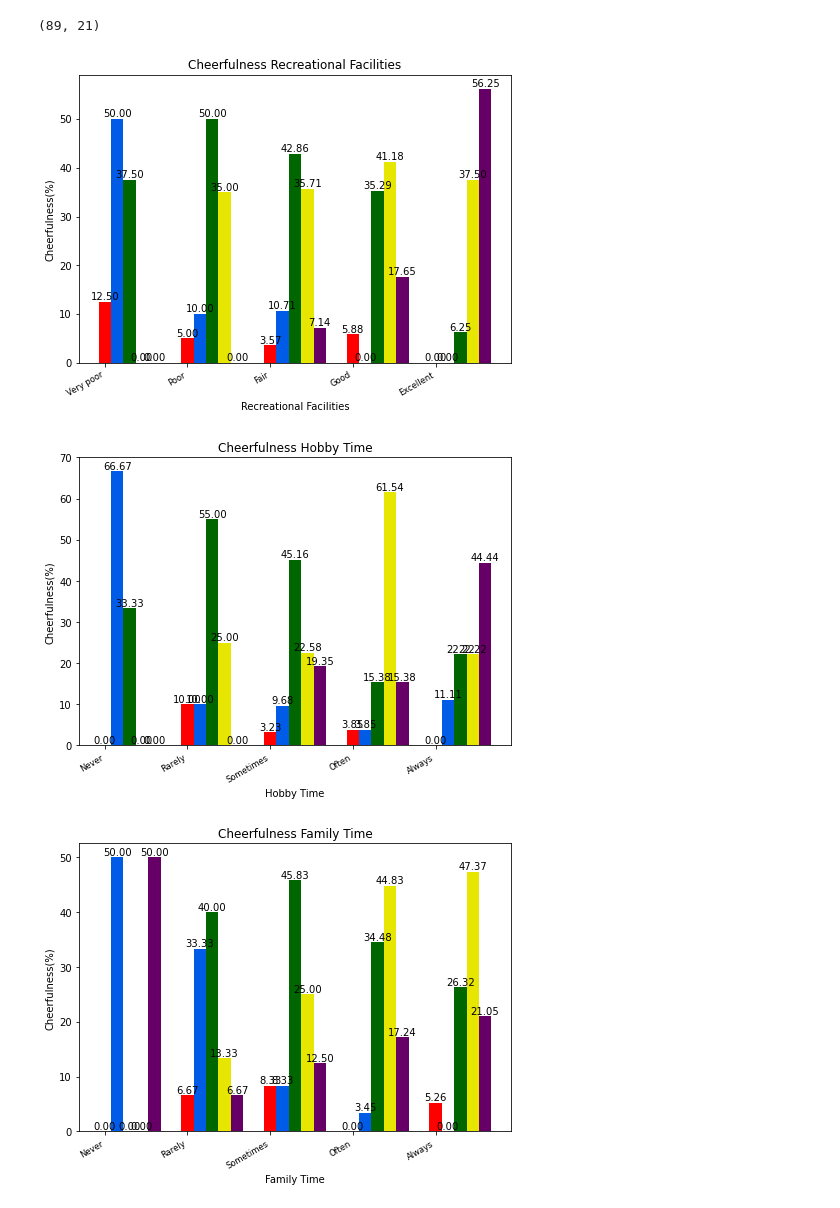
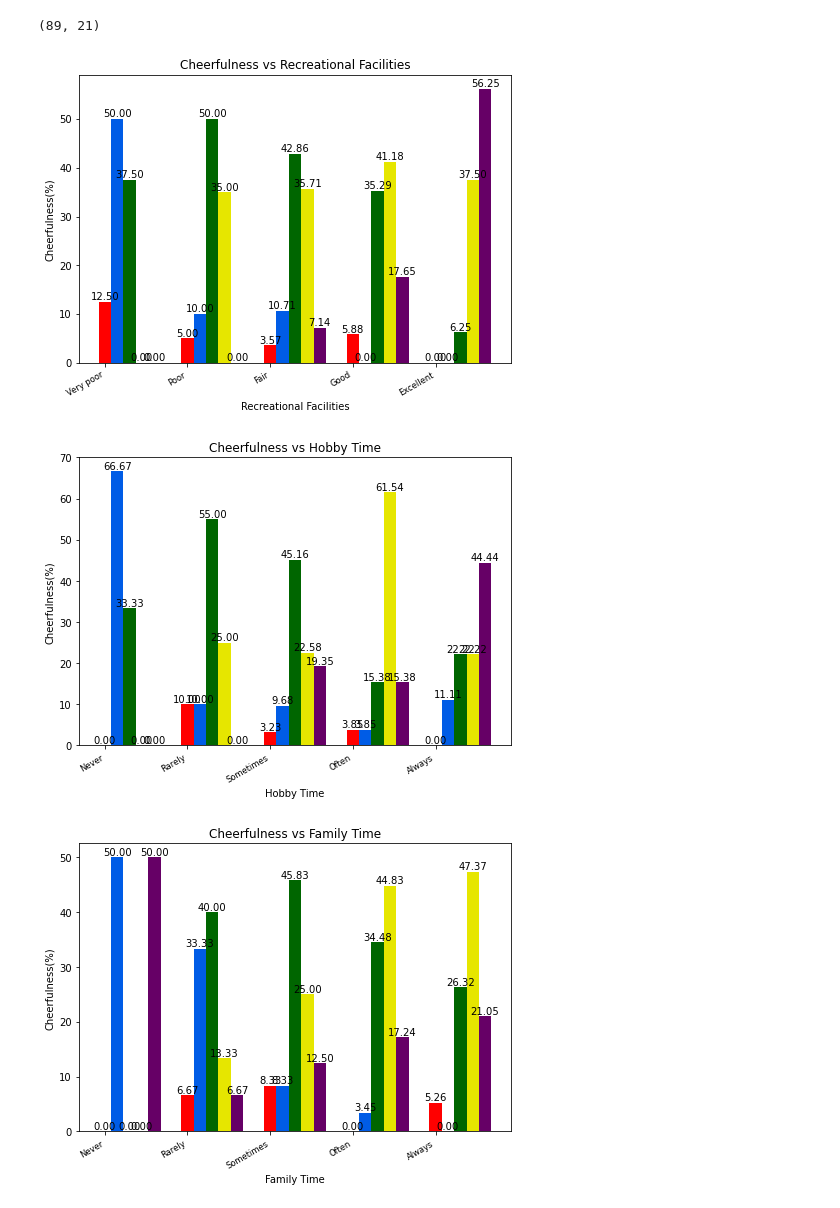
Before and after one commit to NoshinTahsin/GQM-Metrics, a Jupyter notebook: demo.ipynb, the cells around one changed output. Saved outputs shown, nothing was run; the diff lists cells and outputs as text; code cells hidden in the pictures.

```diff
--- a/demo.ipynb
+++ b/demo.ipynb
@@ -62,34 +62,34 @@ for x in teamRelated:
 #     ax.set_xticklabels(range((len(barcol_unique))))
 
     colorlist=['#ff0000','#005ce6','#006600','#e6e600','#660066','ff9933']
     wid=0.15
 
     bar_list = []
     for i in range(0,5):
         bar_list.append(ax.bar(X + wid*i, data[i], color = colorlist[i], width = wid))
 
 
 
     for bar in bar_list:
         for rect in bar:
             height = rect.get_height()
             plt.text(rect.get_x() + rect.get_width()/2.0, height, '%.2f' % float(height), ha='center', va='bottom', fontsize=10)
 #     labels = x['encoding']
 #     rects = ax.patches
 #     for rect, encoding_label in zip(rects, barcol_unique):
 #         height = rect.get_height()
 
 #         ax.text(rect.get_x() + rect.get_width(), height -2, labels[encoding_label] if len(labels.keys()) > 0 else encoding_label,
 #                 ha='center', va='bottom')
     #ax.bar(X + 0.00, data[0], color = '#ff0000', width = 0.15)
     #ax.bar(X + 0.15, data[1], color = '#005ce6', width = 0.15)
     #ax.bar(X + 0.30, data[2], color = '#006600', width = 0.15)
     #ax.bar(X + 0.45, data[3], color = '#e6e600', width = 0.15)
     #ax.bar(X + 0.60, data[4], color = '#660066', width = 0.15)
     plt.xlabel(x['name'])
     plt.ylabel('Cheerfulness(%)')
-    plt.title('Cheerfulness '+str(x['name']))
+    plt.title('Cheerfulness vs '+str(x['name']))
 # %% [output]
-[figure, old version]
+[figure, new version]
-[figure, old version]
+[figure, new version]
-[figure, old version]
+[figure, new version]
```
Also changed, not shown: 2 other files.
